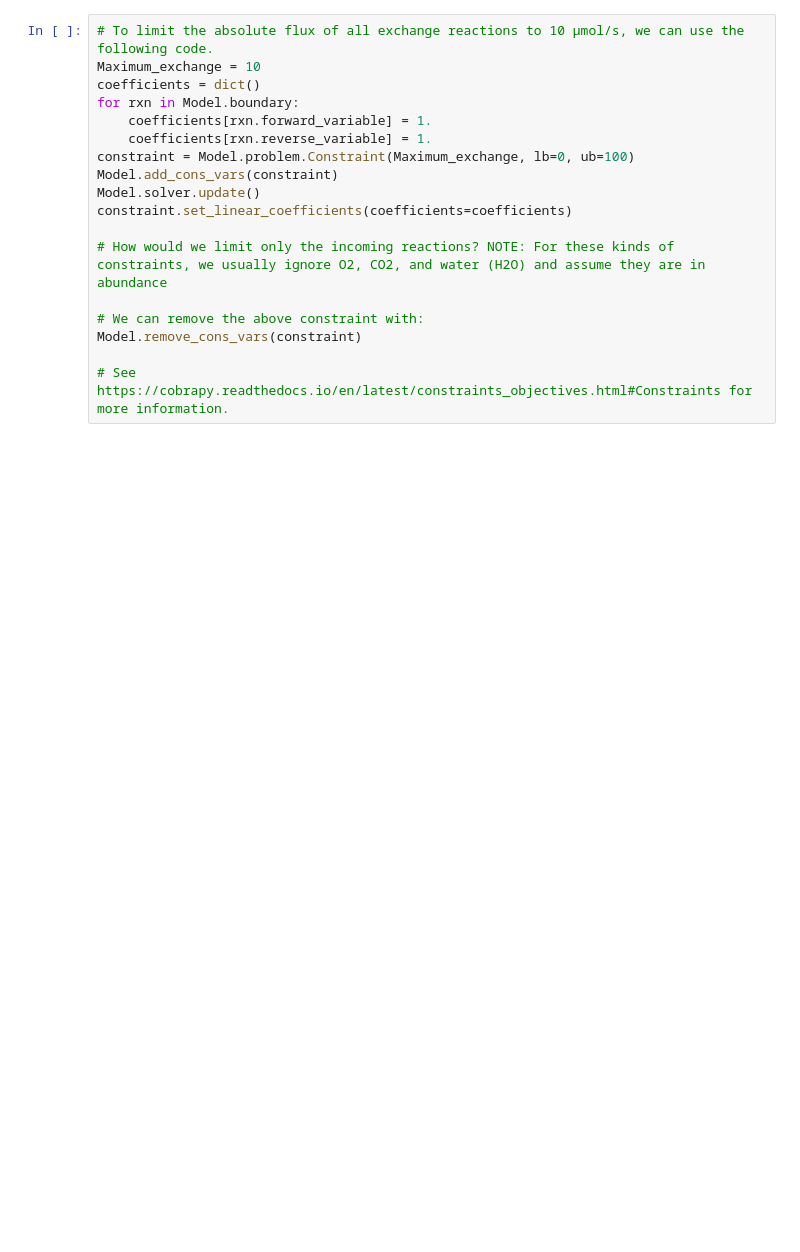
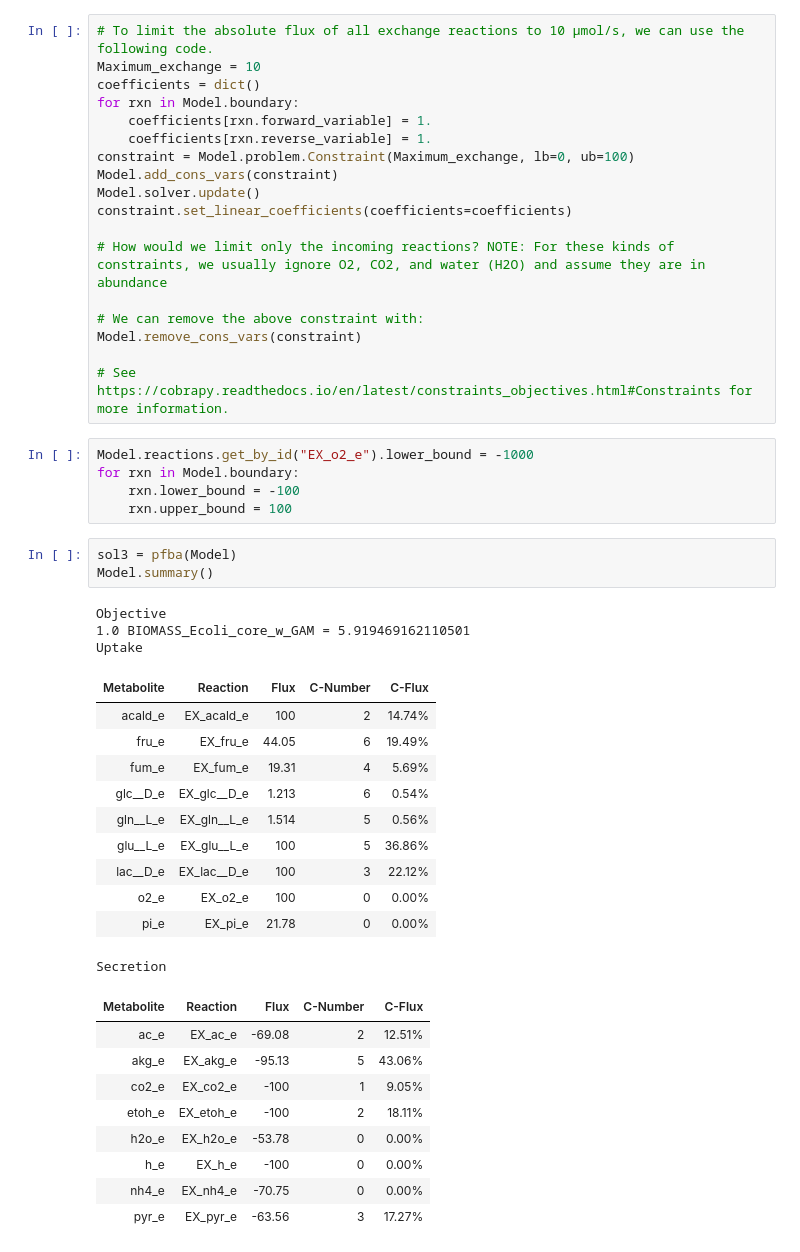
Before and after one commit to sshameer/Intro2FBA_OxfordDTC, a Jupyter notebook: Worksheet.ipynb, the cells around one changed output. Saved outputs shown, nothing was run; the diff lists cells and outputs as text; blank space fills up the shorter version.

```diff
--- a/Worksheet.ipynb
+++ b/Worksheet.ipynb
@@ -220,3 +251,35 @@ constraint.set_linear_coefficients(coefficients=coefficients)
 Model.remove_cons_vars(constraint)
 
 # See https://cobrapy.readthedocs.io/en/latest/constraints_objectives.html#Constraints for more information.
+# %%
+Model.reactions.get_by_id("EX_o2_e").lower_bound = -1000
+for rxn in Model.boundary:
+    rxn.lower_bound = -100
+    rxn.upper_bound = 100
+# %%
+sol3 = pfba(Model)
+Model.summary()
+# %% [output]
+Objective
+1.0 BIOMASS_Ecoli_core_w_GAM = 5.919469162110501
+Uptake
+| Metabolite | Reaction | Flux | C-Number | C-Flux |
+| acald_e | EX_acald_e | 100 | 2 | 14.74% |
+| fru_e | EX_fru_e | 44.05 | 6 | 19.49% |
+| fum_e | EX_fum_e | 19.31 | 4 | 5.69% |
+| glc__D_e | EX_glc__D_e | 1.213 | 6 | 0.54% |
+| gln__L_e | EX_gln__L_e | 1.514 | 5 | 0.56% |
+| glu__L_e | EX_glu__L_e | 100 | 5 | 36.86% |
+| lac__D_e | EX_lac__D_e | 100 | 3 | 22.12% |
+| o2_e | EX_o2_e | 100 | 0 | 0.00% |
+| pi_e | EX_pi_e | 21.78 | 0 | 0.00% |
+Secretion
+| Metabolite | Reaction | Flux | C-Number | C-Flux |
+| ac_e | EX_ac_e | -69.08 | 2 | 12.51% |
+| akg_e | EX_akg_e | -95.13 | 5 | 43.06% |
+| co2_e | EX_co2_e | -100 | 1 | 9.05% |
+| etoh_e | EX_etoh_e | -100 | 2 | 18.11% |
+| h2o_e | EX_h2o_e | -53.78 | 0 | 0.00% |
+| h_e | EX_h_e | -100 | 0 | 0.00% |
+| nh4_e | EX_nh4_e | -70.75 | 0 | 0.00% |
+| pyr_e | EX_pyr_e | -63.56 | 3 | 17.27% |
```
Also changed, not shown: parts of 12 cells of this notebook, 1 other file.
